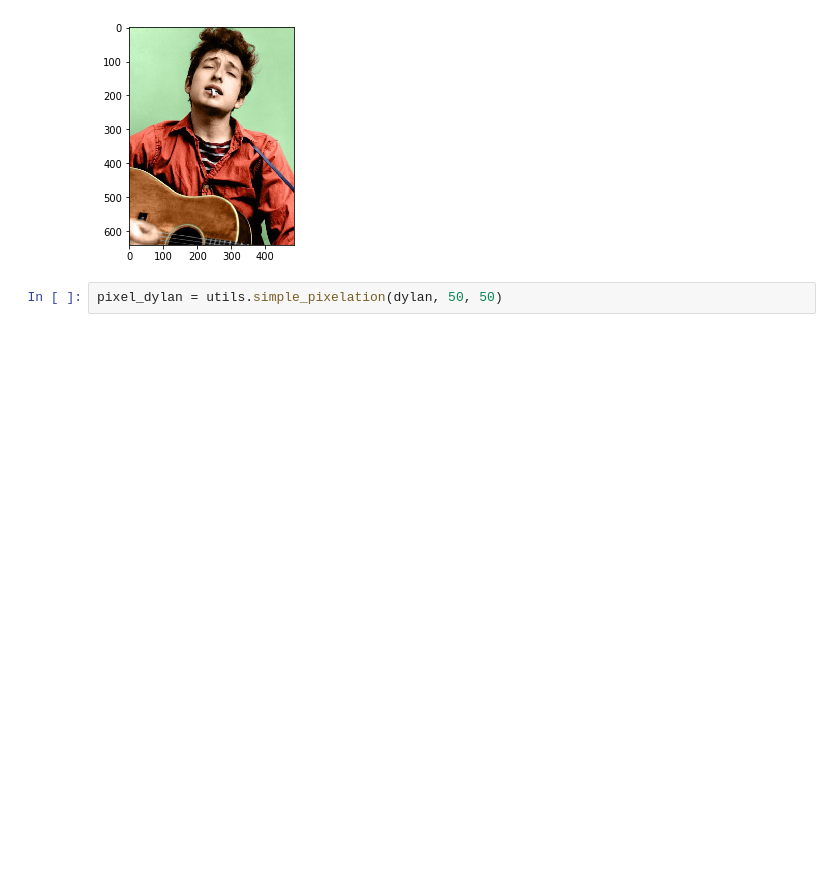
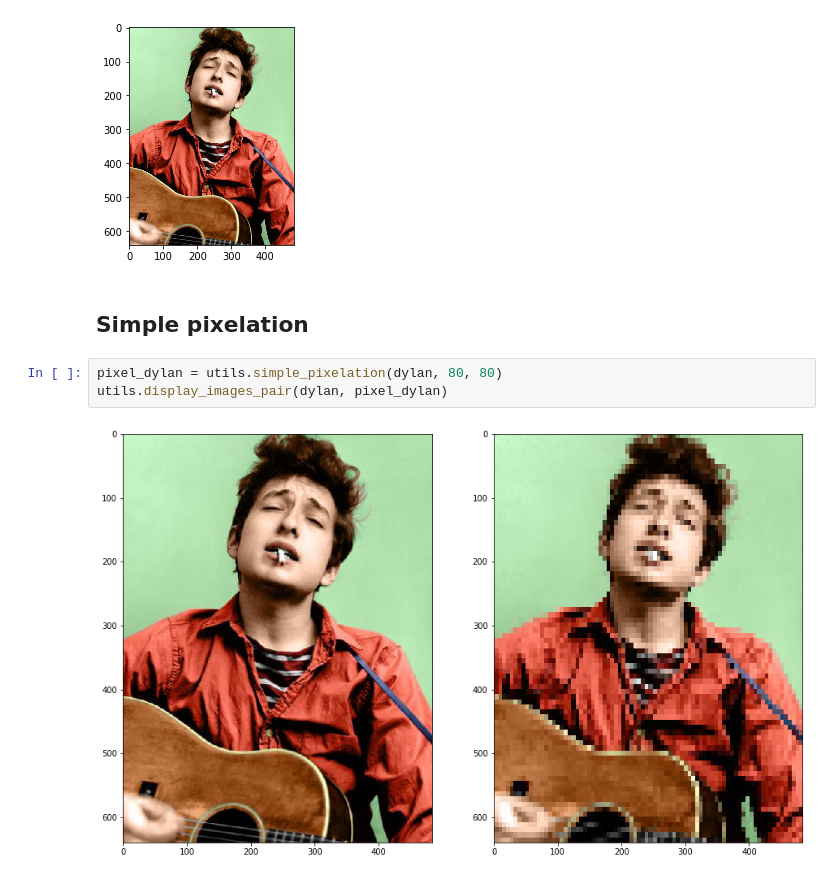
Before and after one commit to danwarrior/pixelate_image, a Jupyter notebook: notebooks/pixelation_example.ipynb, the cells around one changed output. Drawn from its saved outputs; the diff is of its cells as text; blank space fills up the shorter version.

```diff
--- a/notebooks/pixelation_example.ipynb
+++ b/notebooks/pixelation_example.ipynb
@@ -14,5 +14,10 @@ dylan = utils.load_image(image_path)
 utils.display_image(dylan)
 # %% [output]
 [figure]
+# %% [markdown]
+## Simple pixelation
 # %%
-pixel_dylan = utils.simple_pixelation(dylan, 50, 50)
+pixel_dylan = utils.simple_pixelation(dylan, 80, 80)
+utils.display_images_pair(dylan, pixel_dylan)
+# %% [output]
+[figure, added]
```
Also changed, not shown: parts of 5 cells of this notebook, 1 other file.
